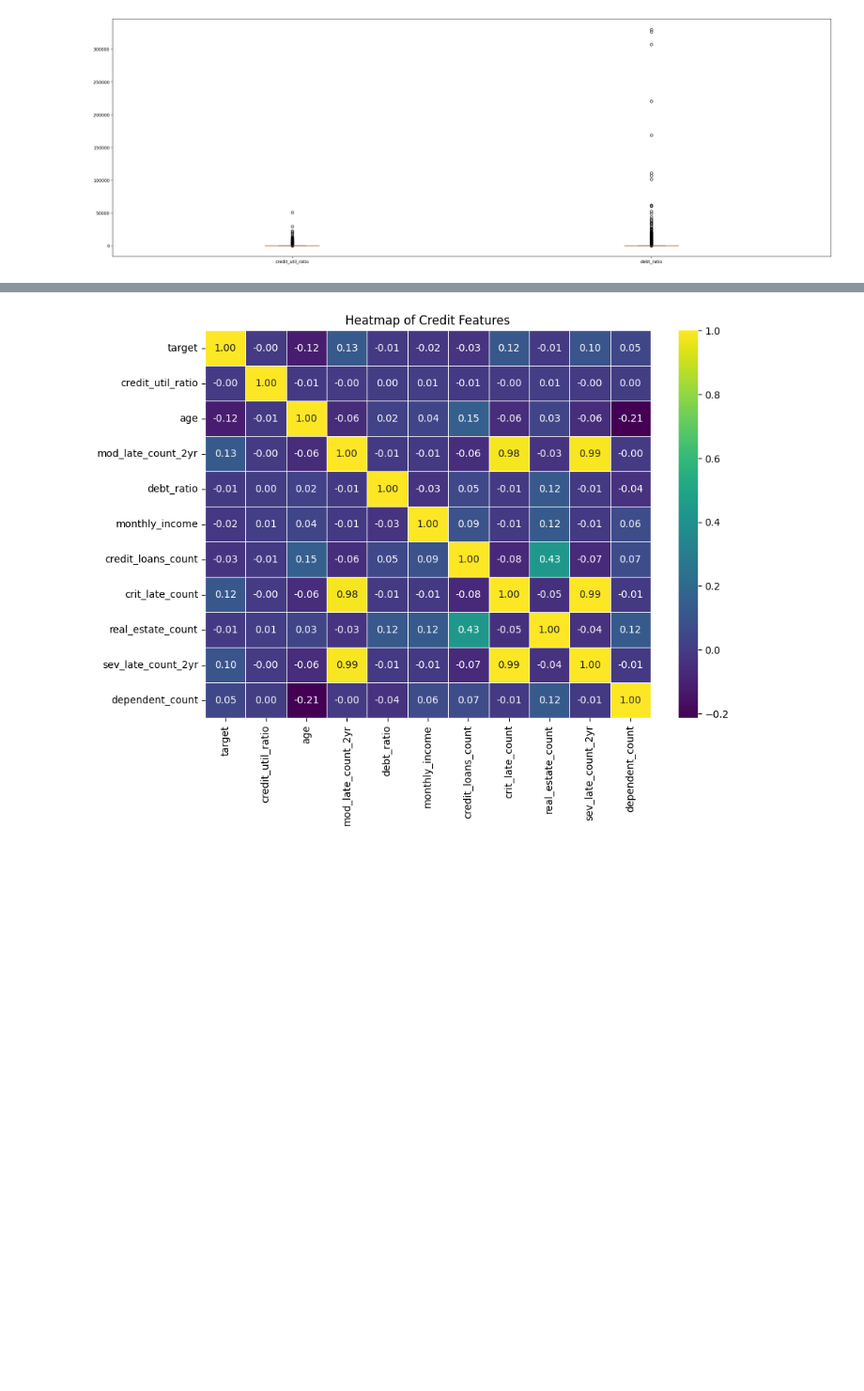
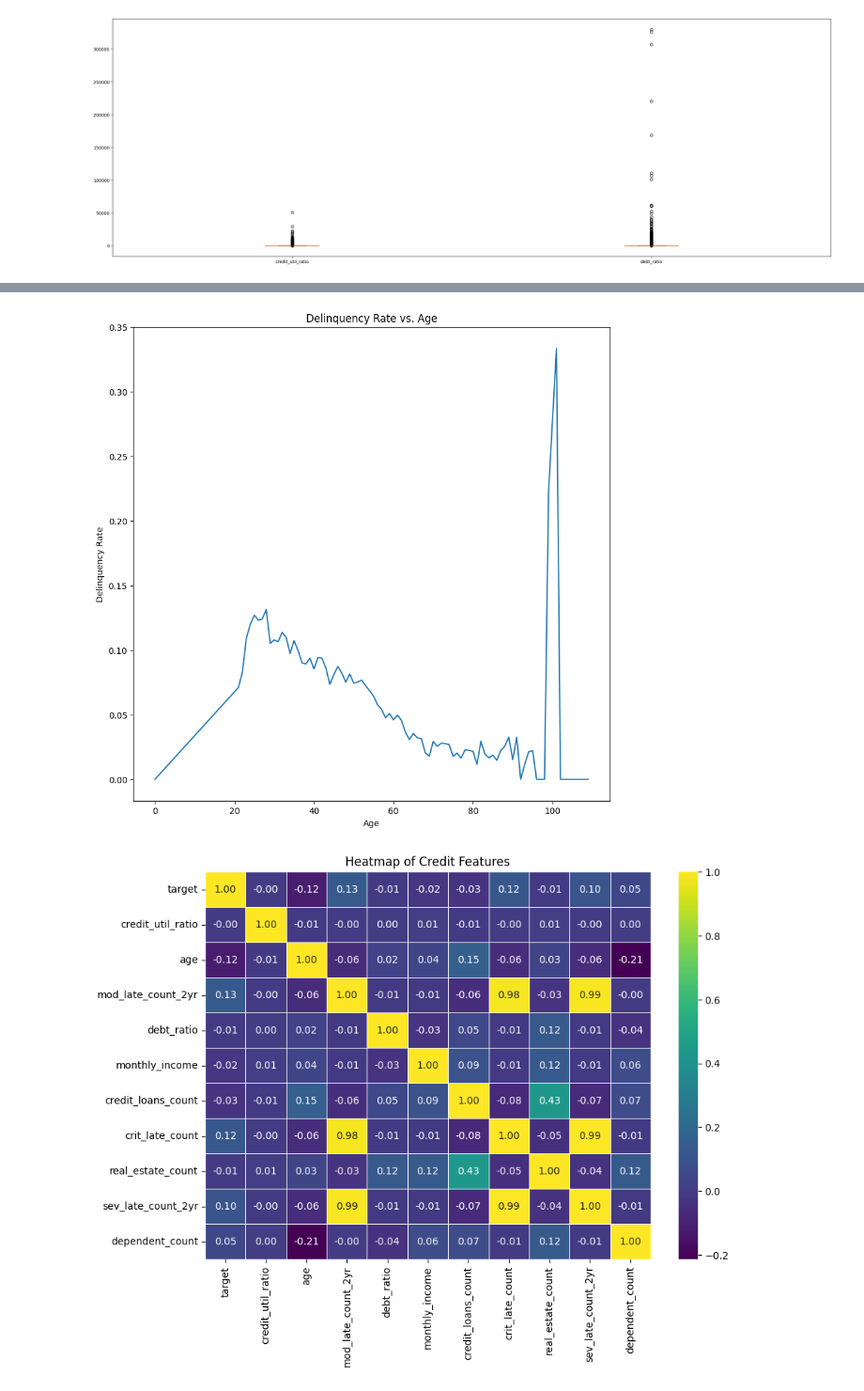
Before and after one commit to nb488/Credit-Risk-Prediction-Project, a Jupyter notebook: main.ipynb, the cells around one changed output, grey strips where cells are left out. Shown at 94% size. Saved outputs shown, nothing was run; the diff lists cells and outputs as text; code cells hidden in the pictures; blank space fills up the shorter version.

```diff
--- a/main.ipynb
+++ b/main.ipynb
@@ -164,3 +187,13 @@ plt.show()
+# %%
+age_target_rate = credit_traindf.groupby("age")["target"].mean()
+plt.figure(figsize=(10,10))
+plt.plot(age_target_rate.index, age_target_rate.values)
+plt.xlabel("Age")
+plt.ylabel("Delinquency Rate")
+plt.title("Delinquency Rate vs. Age")
+plt.show()
+# %% [output]
+[figure, added]
 # %%
 # Create a Heatmap to show correlations between features
 corr_subset = credit_traindf[credit_traindf.columns[:1000]].corr()
```
Also changed, not shown: parts of 14 cells of this notebook.
